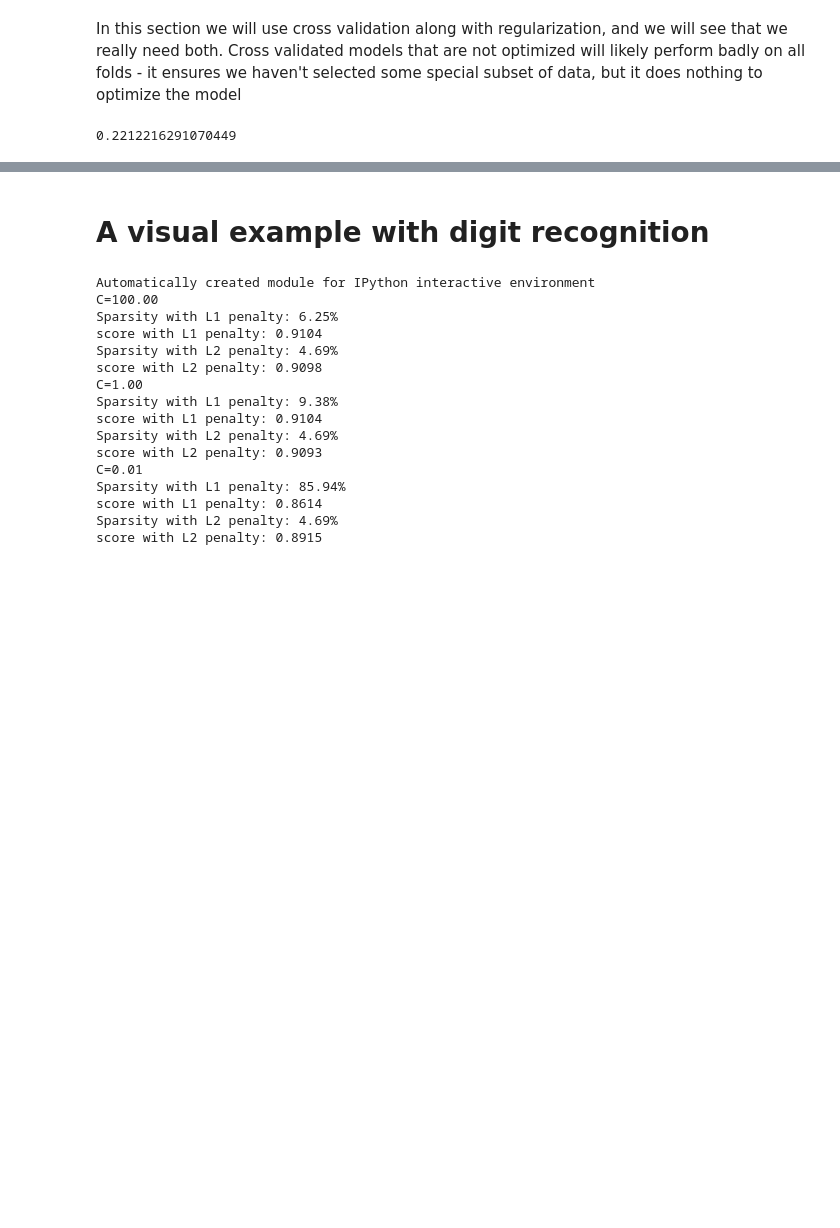
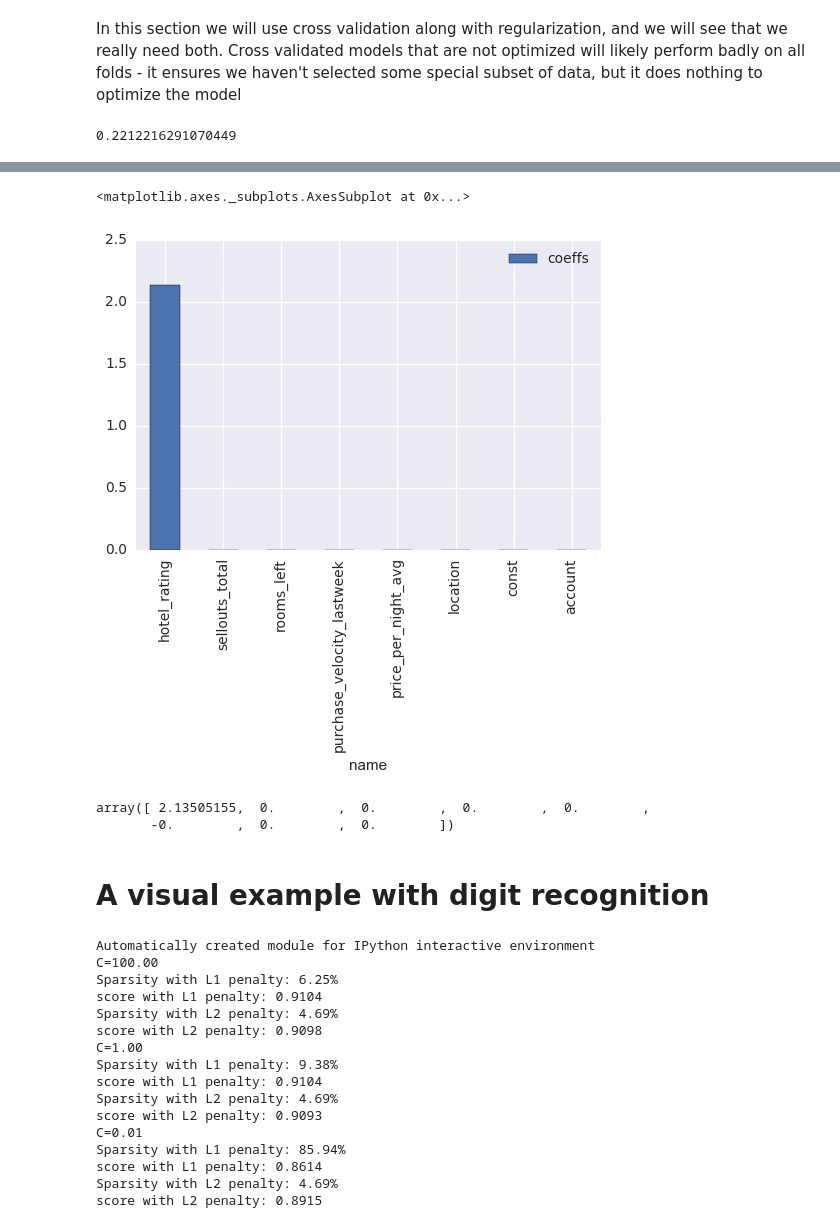
Before and after one commit to CJ-Wright/APMAE4990-, a Jupyter notebook: notebooks/Lecture 3 - Model Complexity and Regularization.ipynb, the cells around one changed output, grey strips where cells are left out. Drawn from its saved outputs; the diff is of its cells as text; code cells hidden in the pictures; blank space fills up the shorter version.

```diff
--- a/notebooks/Lecture 3 - Model Complexity and Regularization.ipynb
+++ b/notebooks/Lecture 3 - Model Complexity and Regularization.ipynb
@@ -464,3 +508,17 @@ plt.show()
+# %%
+df_coeffs = pd.DataFrame({'coeffs':regr.coef_, 'name':df.columns.values})
+# %%
+df_coeffs=df_coeffs.sort(['coeffs'])
+# %%
+df_coeffs[::-1].plot(x='name',y='coeffs',kind='bar')
+# %% [output]
+<matplotlib.axes._subplots.AxesSubplot at 0x...>
+[figure, added]
+# %%
+df_coeffs[::-1]['coeffs'].values
+# %% [output]
+array([ 2.13505155,  0.        ,  0.        ,  0.        ,  0.        ,
+       -0.        ,  0.        ,  0.        ])
 # %% [markdown]
 # A visual example with digit recognition
 # %%
```
Also changed, not shown: parts of 13 cells of this notebook.
